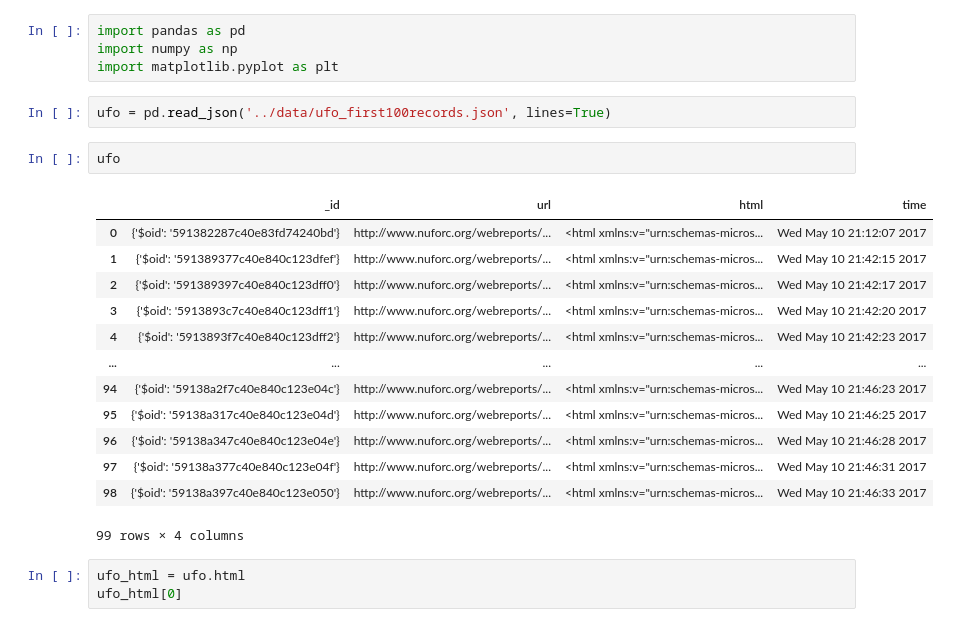
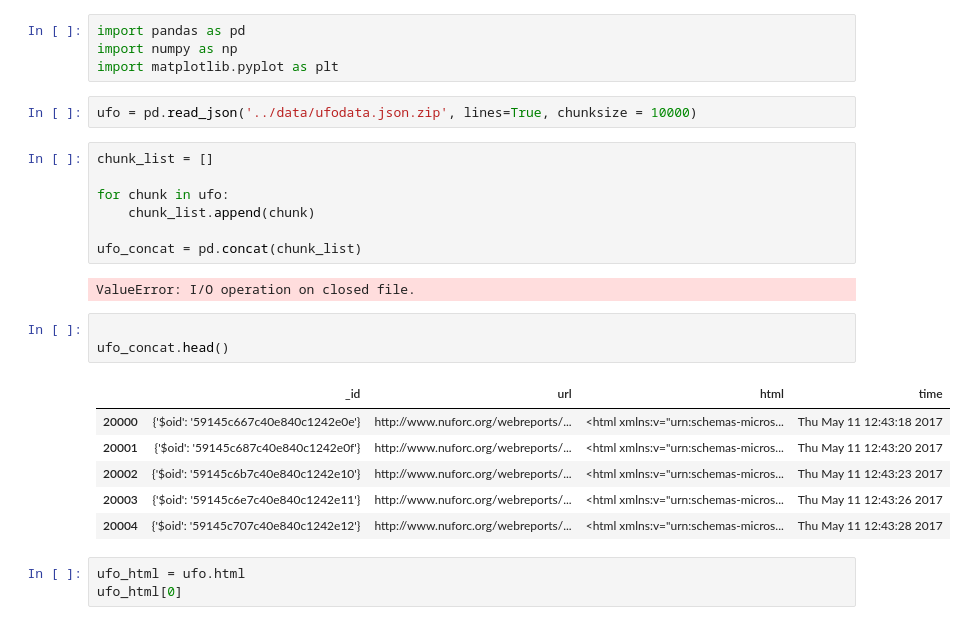
Before and after one commit to ZackStrater/ufo-nlp, a Jupyter notebook: src/Daniel.ipynb, the cells around one changed output. Drawn from its saved outputs; the diff is of its cells as text.

```diff
--- a/src/Daniel.ipynb
+++ b/src/Daniel.ipynb
@@ -3,23 +3,26 @@ import pandas as pd
 import numpy as np
 import matplotlib.pyplot as plt
 # %%
-ufo = pd.read_json('../data/ufo_first100records.json', lines=True)
+ufo = pd.read_json('../data/ufodata.json.zip', lines=True, chunksize = 10000)
-# %%
-ufo
-# %% [output]
-|  | _id | url | html | time |
-| 0 | {'$oid': '591382287c40e83fd74240bd'} | http://www.nuforc.org/webreports/... | <html xmlns:v="urn:schemas-micros... | Wed May 10 21:12:07 2017 |
-| 1 | {'$oid': '591389377c40e840c123dfef'} | http://www.nuforc.org/webreports/... | <html xmlns:v="urn:schemas-micros... | Wed May 10 21:42:15 2017 |
-| 2 | {'$oid': '591389397c40e840c123dff0'} | http://www.nuforc.org/webreports/... | <html xmlns:v="urn:schemas-micros... | Wed May 10 21:42:17 2017 |
-| 3 | {'$oid': '5913893c7c40e840c123dff1'} | http://www.nuforc.org/webreports/... | <html xmlns:v="urn:schemas-micros... | Wed May 10 21:42:20 2017 |
-| 4 | {'$oid': '5913893f7c40e840c123dff2'} | http://www.nuforc.org/webreports/... | <html xmlns:v="urn:schemas-micros... | Wed May 10 21:42:23 2017 |
-| ... | ... | ... | ... | ... |
-| 94 | {'$oid': '59138a2f7c40e840c123e04c'} | http://www.nuforc.org/webreports/... | <html xmlns:v="urn:schemas-micros... | Wed May 10 21:46:23 2017 |
-| 95 | {'$oid': '59138a317c40e840c123e04d'} | http://www.nuforc.org/webreports/... | <html xmlns:v="urn:schemas-micros... | Wed May 10 21:46:25 2017 |
-| 96 | {'$oid': '59138a347c40e840c123e04e'} | http://www.nuforc.org/webreports/... | <html xmlns:v="urn:schemas-micros... | Wed May 10 21:46:28 2017 |
-| 97 | {'$oid': '59138a377c40e840c123e04f'} | http://www.nuforc.org/webreports/... | <html xmlns:v="urn:schemas-micros... | Wed May 10 21:46:31 2017 |
-| 98 | {'$oid': '59138a397c40e840c123e050'} | http://www.nuforc.org/webreports/... | <html xmlns:v="urn:schemas-micros... | Wed May 10 21:46:33 2017 |
-99 rows × 4 columns
+# %%
+chunk_list = []
+
+for chunk in ufo:
+    chunk_list.append(chunk)
+
+ufo_concat = pd.concat(chunk_list)
+# %% [output]
+ValueError: I/O operation on closed file.
+# %%
+
+ufo_concat.head()
+# %% [output]
+|  | _id | url | html | time |
+| 20000 | {'$oid': '59145c667c40e840c1242e0e'} | http://www.nuforc.org/webreports/... | <html xmlns:v="urn:schemas-micros... | Thu May 11 12:43:18 2017 |
+| 20001 | {'$oid': '59145c687c40e840c1242e0f'} | http://www.nuforc.org/webreports/... | <html xmlns:v="urn:schemas-micros... | Thu May 11 12:43:20 2017 |
+| 20002 | {'$oid': '59145c6b7c40e840c1242e10'} | http://www.nuforc.org/webreports/... | <html xmlns:v="urn:schemas-micros... | Thu May 11 12:43:23 2017 |
+| 20003 | {'$oid': '59145c6e7c40e840c1242e11'} | http://www.nuforc.org/webreports/... | <html xmlns:v="urn:schemas-micros... | Thu May 11 12:43:26 2017 |
+| 20004 | {'$oid': '59145c707c40e840c1242e12'} | http://www.nuforc.org/webreports/... | <html xmlns:v="urn:schemas-micros... | Thu May 11 12:43:28 2017 |
 # %%
 ufo_html = ufo.html
 ufo_html[0]
```
Also changed, not shown: parts of 6 cells of this notebook.
